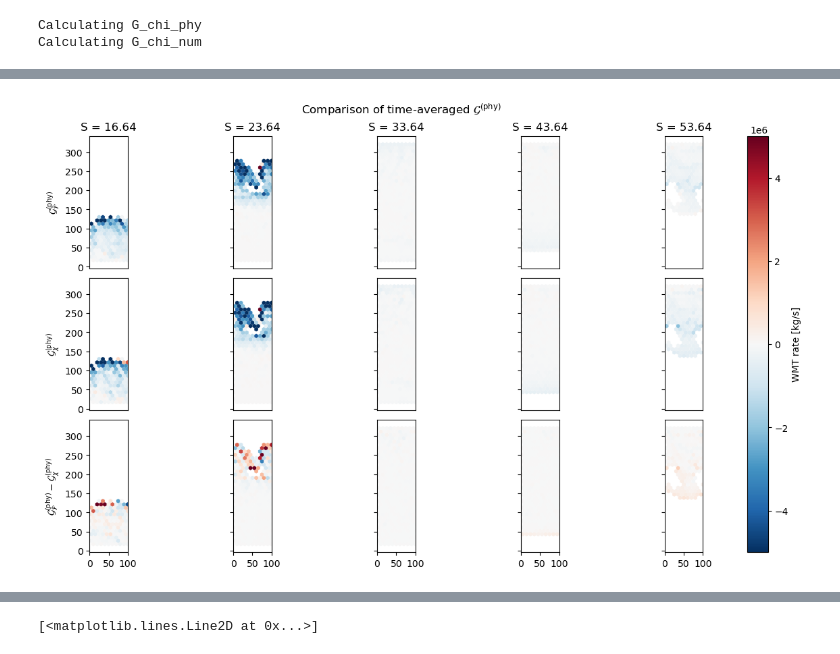
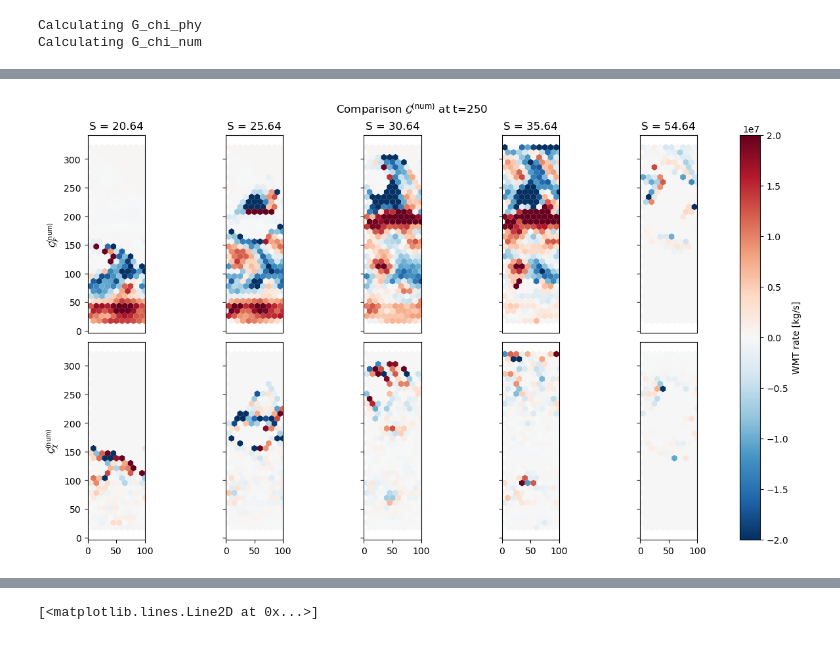
Before and after one commit to kailauyeda/WMT_DVD, a Jupyter notebook: bichan/analysis/preliminary_analysis.ipynb, the cells around one changed output, grey strips where cells are left out. Drawn from its saved outputs; the diff is of its cells as text; code cells hidden in the pictures.

```diff
--- a/bichan/analysis/preliminary_analysis.ipynb
+++ b/bichan/analysis/preliminary_analysis.ipynb
@@ -765,7 +559,8 @@ nCells 0-10: diff =  0.0
 # %%
 # calculate dM>= / dt
 # take the sum of vertical cumsums (all mass below the surface for all nCells)
-dM = vert_int_mass.diff(dim = 'Time')
+dM = vert_int_mass[1:,:,:] - vert_int_mass[:-1,:,:]
+
 dt = 2 * 60 * 60 # dt = 2 hrs, need to get into units of seconds
 dM_dt = (dM / dt).transpose('salinity','nCells','Time')
 
@@ -775,19 +570,24 @@ G_F_outer_time = (G_phy_comp_ds.G_F_phy_center[:,:,1:] + G_phy_comp_ds.G_F_phy_c
 
 G_F_num = dM_dt - G_F_outer_time
 # %%
-fig, ax = plt.subplots(nrows=2,ncols=2,constrained_layout=True,figsize=(12,7))
+fig, ax = plt.subplots(nrows=3,ncols=2,constrained_layout=True,figsize=(12,9))
 
-G_phy_comp_ds.G_chi_phy.mean(dim='nCells').plot(ax=ax[0,0],y='salinity',vmin=-1e6, vmax=1e6, cmap='RdBu_r')
+G_phy_comp_ds.G_chi_phy.mean(dim='nCells').plot(ax=ax[0,0],y='salinity',vmin=-1e6, vmax=1e6, cmap='RdBu_r', add_colorbar=False)
 ax[0,0].set_title(r'$\mathcal{G}_\chi^{\text{(phy)}}$')
-G_phy_comp_ds.G_chi_num.mean(dim='nCells').plot(ax=ax[0,1],y='salinity',vmin=-1e6, vmax=1e6, cmap='RdBu_r')
+G_phy_comp_ds.G_chi_num.mean(dim='nCells').plot(ax=ax[0,1],y='salinity',vmin=-1e6, vmax=1e6, cmap='RdBu_r', add_colorbar=False)
 ax[0,1].set_title(r'$\mathcal{G}_\chi^{\text{(num)}}$')
 
-G_phy_comp_ds.G_F_phy_center.mean(dim='nCells').plot(ax=ax[1,0],y='salinity',vmin=-1e6, vmax=1e6, cmap='RdBu_r')
+G_phy_comp_ds.G_F_phy_center.mean(dim='nCells').plot(ax=ax[1,0],y='salinity',vmin=-1e6, vmax=1e6, cmap='RdBu_r', add_colorbar=False)
 ax[1,0].set_title(r'$\mathcal{G}_\mathcal{F}^{\text{(phy)}}$')
-G_F_num.mean(dim='nCells').plot(ax=ax[1,1],y='salinity',vmin=-1e6, vmax=1e6, cmap='RdBu_r')
+G_F_num.mean(dim='nCells').plot(ax=ax[1,1],y='salinity',vmin=-1e6, vmax=1e6, cmap='RdBu_r', add_colorbar=False)
 ax[1,1].set_title(r'$\mathcal{G}_\mathcal{F}^{\text{(num)}}$')
 
-for i in range(0,2):
+c = dM_dt.mean(dim='nCells').plot(ax=ax[2,0], y='salinity', vmin=-1e6, vmax=1e6, cmap ='RdBu_r',add_colorbar=False)
+ax[2,0].set_title(r'$\partial_t \mathcal{M}_\geq$')
+
+fig.colorbar(c, ax=ax, label='WMT rate [kg/s]')
+
+for i in range(0,3):
     for j in range(0,2):
         ax[i,j].invert_yaxis()
 # %% [output]
@@ -900,41 +672,39 @@ Interpretation after a more scientifically sound way of remapping (average over
 # %%
 # comparison of G_F_phy and G_chi_phy on salinity surfaces
-fig, ax = plt.subplots(nrows=3, ncols=5, constrained_layout=True, figsize=(12,7))
+fig, ax = plt.subplots(nrows=2, ncols=5, constrained_layout=True, figsize=(12,7))
 
-G_phy_comp_ds['diff'] = G_phy_comp_ds.G_F_phy_center - G_phy_comp_ds.G_chi_phy
+# G_phy_comp_ds['G_F_num'] = G_F_num
+# G_phy_comp_ds['diff_num'] = G_phy_comp_ds.G_F_num - G_phy_comp_ds.G_chi_num
 
-isosurface_idx = np.array([3,10,20,30,40])
-row_variables = ['G_F_phy_center' ,'G_chi_phy', 'diff']
+isosurface_idx = np.array([8,13,18,23,42])
+row_variables = ['G_F_num' ,'G_chi_num', 'diff_num']
 
-for i in range(0,3):
-    for j in range(0,5):
-        c = mosaic.polypcolor(ax[i,j], descriptor, G_phy_comp_ds[row_variables[i]].isel(salinity = isosurface_idx[j]).mean(dim='Time'),
-                          cmap = 'RdBu_r', vmin= -5e6, vmax = 5e6)
+for j in range(0,5):
+        c = mosaic.polypcolor(ax[0,j], descriptor,G_F_num.isel(salinity = isosurface_idx[j]).isel(Time=250),
+                          cmap = 'RdBu_r', vmin= -2e7, vmax = 2e7)
+        d = mosaic.polypcolor(ax[1,j], descriptor, G_phy_comp_ds['G_chi_num'].isel(salinity = isosurface_idx[j]).isel(Time=250),
+                          cmap = 'RdBu_r', vmin= -2e7, vmax = 2e7)
 
 # format
-for i in range(0,3):
+for i in range(0,2):
     for j in range(0,5):
         ax[i,j].set_yticklabels([])
         ax[i,j].set_xticks([])
         ax[i,j].set_aspect(1.0)
         ax[0,j].set_title(f'S = {np.round(G_phy_comp_ds.salinity[isosurface_idx[j]].values,decimals=2)}')
-        ax[2,j].set_xticks(np.arange(0,150000,50000))
-        ax[2,j].set_xticklabels(np.arange(0,150,50).astype(str))
+        ax[1,j].set_xticks(np.arange(0,150000,50000))
+        ax[1,j].set_xticklabels(np.arange(0,150,50).astype(str))
 
 # y axes
 ax[0,0].set_yticks(np.arange(0,350000,50000))
 ax[0,0].set_yticklabels(np.arange(0,350,50).astype(str))
-ax[0,0].set_ylabel(r'$\mathcal{G}_\mathcal{F}^{\text{(phy)}}$')
+ax[0,0].set_ylabel(r'$\mathcal{G}_\mathcal{F}^{\text{(num)}}$')
 
 ax[1,0].set_yticks(np.arange(0,350000,50000))
 ax[1,0].set_yticklabels(np.arange(0,350,50).astype(str))
-ax[1,0].set_ylabel(r'$\mathcal{G}_\chi^{\text{(phy)}}$')
-
-ax[2,0].set_yticks(np.arange(0,350000,50000))
-ax[2,0].set_yticklabels(np.arange(0,350,50).astype(str))
-ax[2,0].set_ylabel(r'$\mathcal{G}_\mathcal{F}^{\text{(phy)}} - \mathcal{G}_\chi^{\text{(phy)}}$')
+ax[1,0].set_ylabel(r'$\mathcal{G}_\chi^{\text{(num)}}$')
 
 fig.colorbar(c, ax=ax, label = 'WMT rate [kg/s]')
-fig.suptitle(r'Comparison of time-averaged $\mathcal{G}^{\text{(phy)}}$');
+fig.suptitle(r'Comparison $\mathcal{G}^{\text{(num)}}$ at t=250');
 # %% [output]
-[figure, old version]
+[figure, new version]
```
Also changed, not shown: parts of 46 cells of this notebook.
